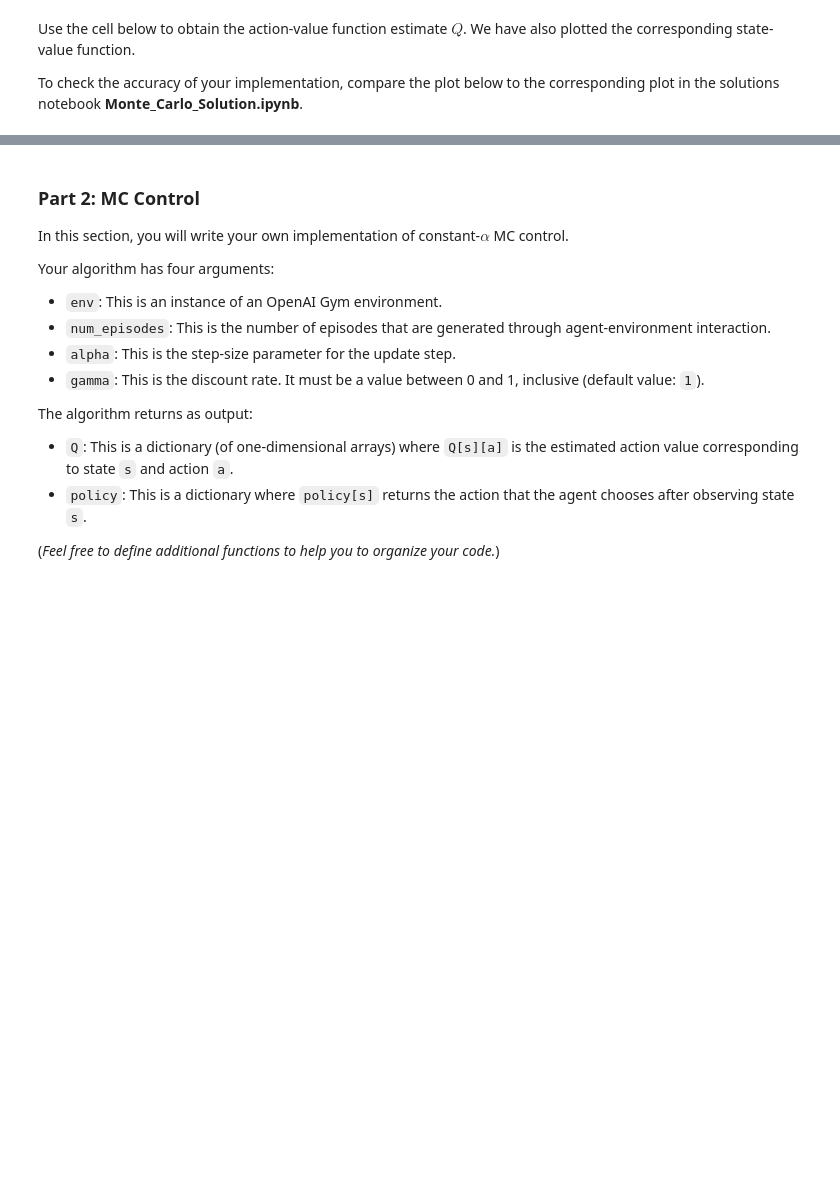
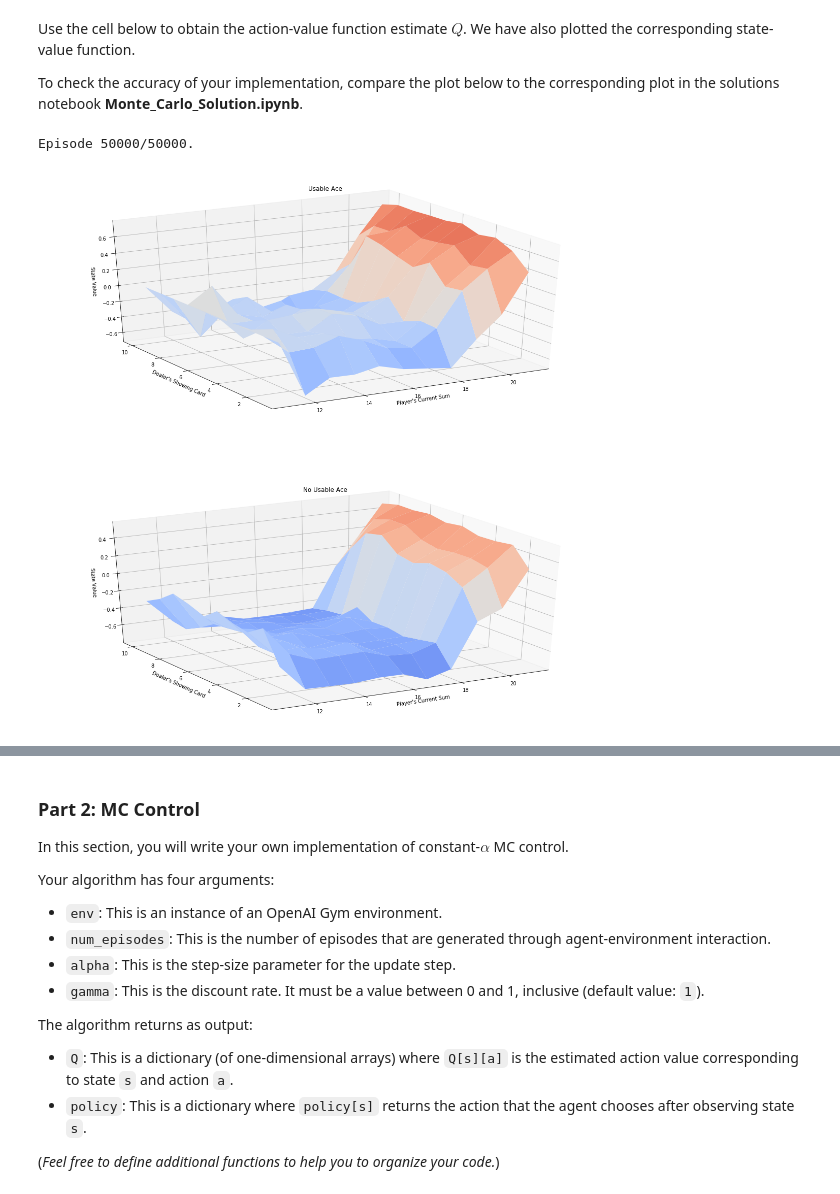
Before and after one commit to wassimseif/Udacity-Reinforcement-Learning-Nanodegree-solutions, a Jupyter notebook: monte-carlo/Monte_Carlo.ipynb, the cells around one changed output, grey strips where cells are left out. Drawn from its saved outputs; the diff is of its cells as text; code cells hidden in the pictures; blank space fills up the shorter version.

```diff
--- a/monte-carlo/Monte_Carlo.ipynb
+++ b/monte-carlo/Monte_Carlo.ipynb
@@ -108,5 +123,5 @@ Execute the code cell below to play Blackjack with the policy.
 
 (*The code currently plays Blackjack three times - feel free to change this number, or to run the cell multiple times.  The cell is designed for you to gain some familiarity with the output of the `generate_episode_from_limit_stochastic` function.*)
 # %%
-for i in range(3):
+for i in range(10):
     print(generate_episode_from_limit_stochastic(env))
@@ -132,22 +158,32 @@ def mc_prediction_q(env, num_episodes, generate_episode, gamma=1.0):
         # monitor progress
         if i_episode % 1000 == 0:
             print("\rEpisode {}/{}.".format(i_episode, num_episodes), end="")
-            sys.stdout.flush()
+#             sys.stdout.flush()
+        ## TODO: complete the function
+        episode = generate_episode(env)
+        states , actions , rewards = zip(*episode)
+        discounts = np.array([gamma**i for i in range(len(rewards)+1)])
+        for i , state in enumerate(states):
+            # This will hold discounted reward from this state-action pair
+            returns_sum[state][actions[i]] += sum(rewards[i:]*discounts[:-(1+i)])
+            N[state][actions[i]] += 1.0
+            Q[state][actions[i]] = returns_sum[state][actions[i]] / N[state][actions[i]]
 
-        ## TODO: complete the function
-
-    return Q
+    return Q,N
 # %% [markdown]
 Use the cell below to obtain the action-value function estimate $Q$.  We have also plotted the corresponding state-value function.
 
 To check the accuracy of your implementation, compare the plot below to the corresponding plot in the solutions notebook **Monte_Carlo_Solution.ipynb**.
 # %%
-# obtain the action-value function
-Q = mc_prediction_q(env, 500000, generate_episode_from_limit_stochastic)
+# obt ain the action-value function
+Q , N = mc_prediction_q(env, 50000, generate_episode_from_limit_stochastic)
 
 # obtain the corresponding state-value function
 V_to_plot = dict((k,(k[0]>18)*(np.dot([0.8, 0.2],v)) + (k[0]<=18)*(np.dot([0.2, 0.8],v))) \
          for k, v in Q.items())
 
 # plot the state-value function
 plot_blackjack_values(V_to_plot)
+# %% [output]
+Episode 50000/50000.
+[figure, added]
```
Also changed, not shown: parts of 4 cells of this notebook, 2 other files.
